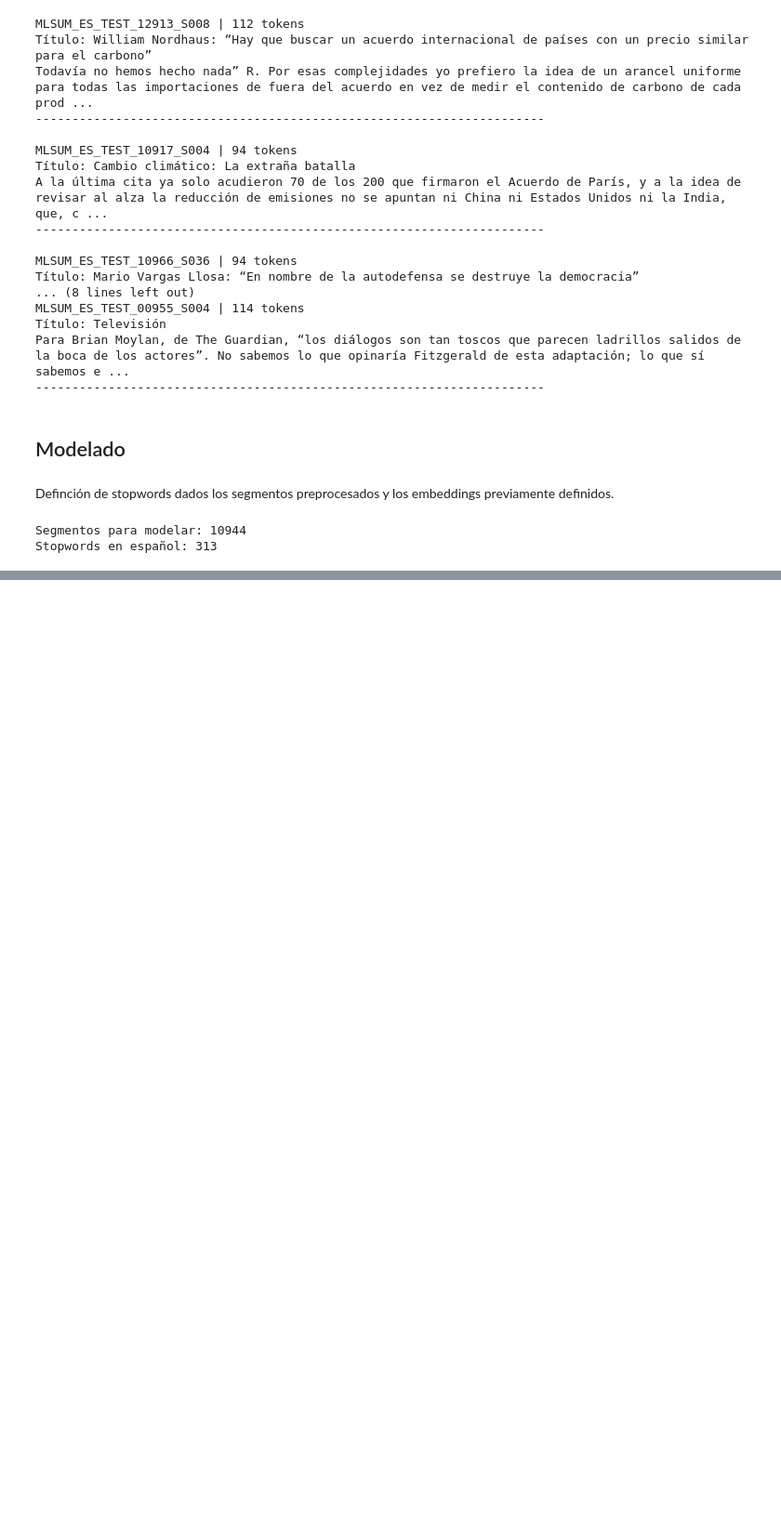
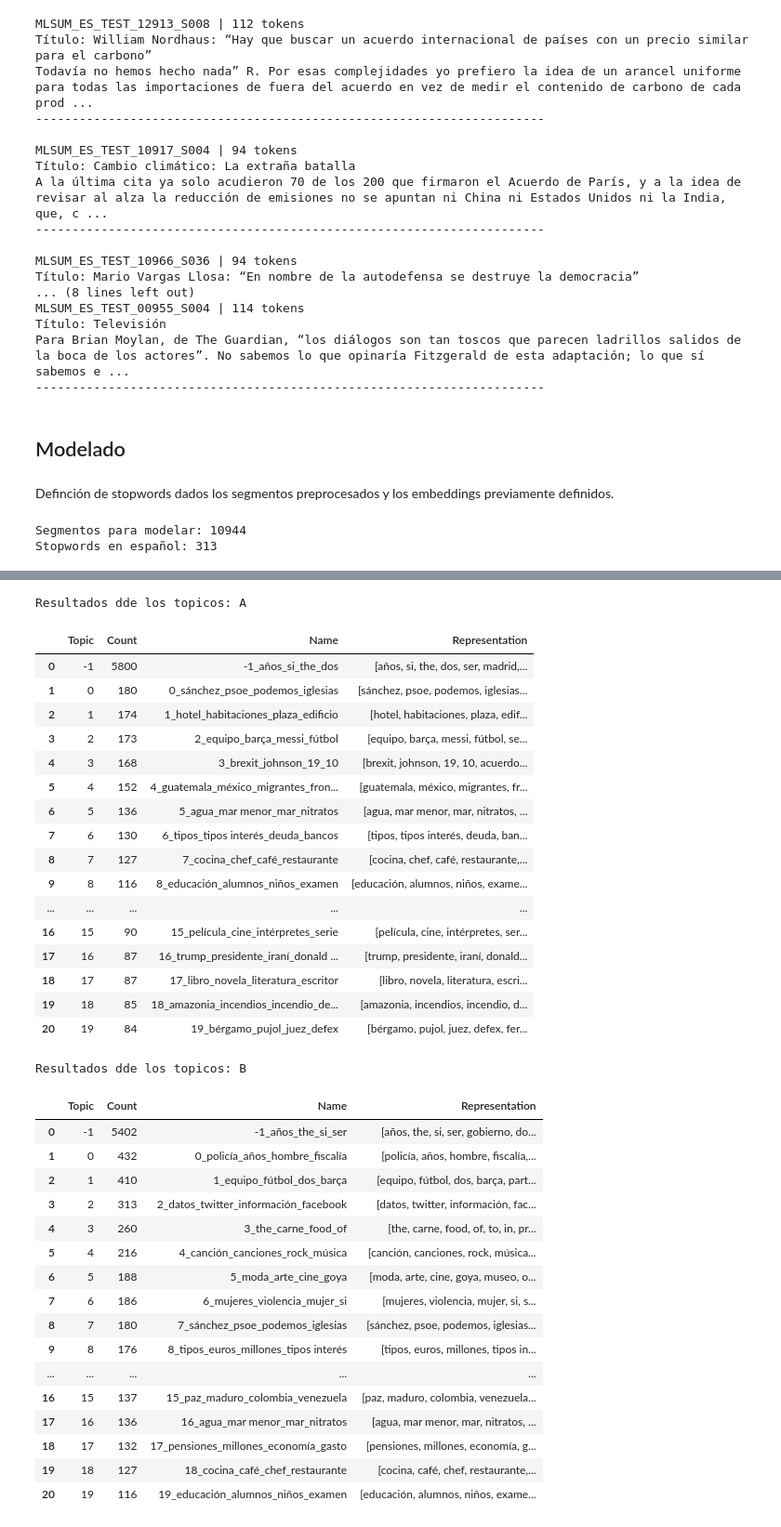
Before and after one commit to Peripera/Bertopic, a Jupyter notebook: bertopic:v1.ipynb, the cells around one changed output, grey strips where cells are left out. Shown at 93% size. Drawn from its saved outputs; the diff is of its cells as text; code cells hidden in the pictures; blank space fills up the shorter version.

```diff
--- a/bertopic:v1.ipynb
+++ b/bertopic:v1.ipynb
@@ -603,0 +604,49 @@ Configuración B: min_cluster_size=60
+# %%
+for nombre, modelo in modelos.items():
+
+    print(f"\nResultados dde los topicos: {nombre}")
+
+    tabla = modelo.get_topic_info()
+
+    display(
+        tabla[
+            ["Topic", "Count", "Name", "Representation"]
+        ].head(21)
+    )
+# %% [output]
+Resultados dde los topicos: A
+|  | Topic | Count | Name | Representation |
+| 0 | -1 | 5800 | -1_años_si_the_dos | [años, si, the, dos, ser, madrid,... |
+| 1 | 0 | 180 | 0_sánchez_psoe_podemos_iglesias | [sánchez, psoe, podemos, iglesias... |
+| 2 | 1 | 174 | 1_hotel_habitaciones_plaza_edificio | [hotel, habitaciones, plaza, edif... |
+| 3 | 2 | 173 | 2_equipo_barça_messi_fútbol | [equipo, barça, messi, fútbol, se... |
+| 4 | 3 | 168 | 3_brexit_johnson_19_10 | [brexit, johnson, 19, 10, acuerdo... |
+| 5 | 4 | 152 | 4_guatemala_méxico_migrantes_fron... | [guatemala, méxico, migrantes, fr... |
+| 6 | 5 | 136 | 5_agua_mar menor_mar_nitratos | [agua, mar menor, mar, nitratos, ... |
+| 7 | 6 | 130 | 6_tipos_tipos interés_deuda_bancos | [tipos, tipos interés, deuda, ban... |
+| 8 | 7 | 127 | 7_cocina_chef_café_restaurante | [cocina, chef, café, restaurante,... |
+| 9 | 8 | 116 | 8_educación_alumnos_niños_examen | [educación, alumnos, niños, exame... |
+| ... | ... | ... | ... | ... |
+| 16 | 15 | 90 | 15_película_cine_intérpretes_serie | [película, cine, intérpretes, ser... |
+| 17 | 16 | 87 | 16_trump_presidente_iraní_donald ... | [trump, presidente, iraní, donald... |
+| 18 | 17 | 87 | 17_libro_novela_literatura_escritor | [libro, novela, literatura, escri... |
+| 19 | 18 | 85 | 18_amazonia_incendios_incendio_de... | [amazonia, incendios, incendio, d... |
+| 20 | 19 | 84 | 19_bérgamo_pujol_juez_defex | [bérgamo, pujol, juez, defex, fer... |
+Resultados dde los topicos: B
+|  | Topic | Count | Name | Representation |
+| 0 | -1 | 5402 | -1_años_the_si_ser | [años, the, si, ser, gobierno, do... |
+| 1 | 0 | 432 | 0_policía_años_hombre_fiscalía | [policía, años, hombre, fiscalía,... |
+| 2 | 1 | 410 | 1_equipo_fútbol_dos_barça | [equipo, fútbol, dos, barça, part... |
+| 3 | 2 | 313 | 2_datos_twitter_información_facebook | [datos, twitter, información, fac... |
+| 4 | 3 | 260 | 3_the_carne_food_of | [the, carne, food, of, to, in, pr... |
+| 5 | 4 | 216 | 4_canción_canciones_rock_música | [canción, canciones, rock, música... |
+| 6 | 5 | 188 | 5_moda_arte_cine_goya | [moda, arte, cine, goya, museo, o... |
+| 7 | 6 | 186 | 6_mujeres_violencia_mujer_si | [mujeres, violencia, mujer, si, s... |
+| 8 | 7 | 180 | 7_sánchez_psoe_podemos_iglesias | [sánchez, psoe, podemos, iglesias... |
+| 9 | 8 | 176 | 8_tipos_euros_millones_tipos interés | [tipos, euros, millones, tipos in... |
+| ... | ... | ... | ... | ... |
+| 16 | 15 | 137 | 15_paz_maduro_colombia_venezuela | [paz, maduro, colombia, venezuela... |
+| 17 | 16 | 136 | 16_agua_mar menor_mar_nitratos | [agua, mar menor, mar, nitratos, ... |
+| 18 | 17 | 132 | 17_pensiones_millones_economía_gasto | [pensiones, millones, economía, g... |
+| 19 | 18 | 127 | 18_cocina_café_chef_restaurante | [cocina, café, chef, restaurante,... |
+| 20 | 19 | 116 | 19_educación_alumnos_niños_examen | [educación, alumnos, niños, exame... |
```
Also changed, not shown: parts of 12 cells of this notebook.
